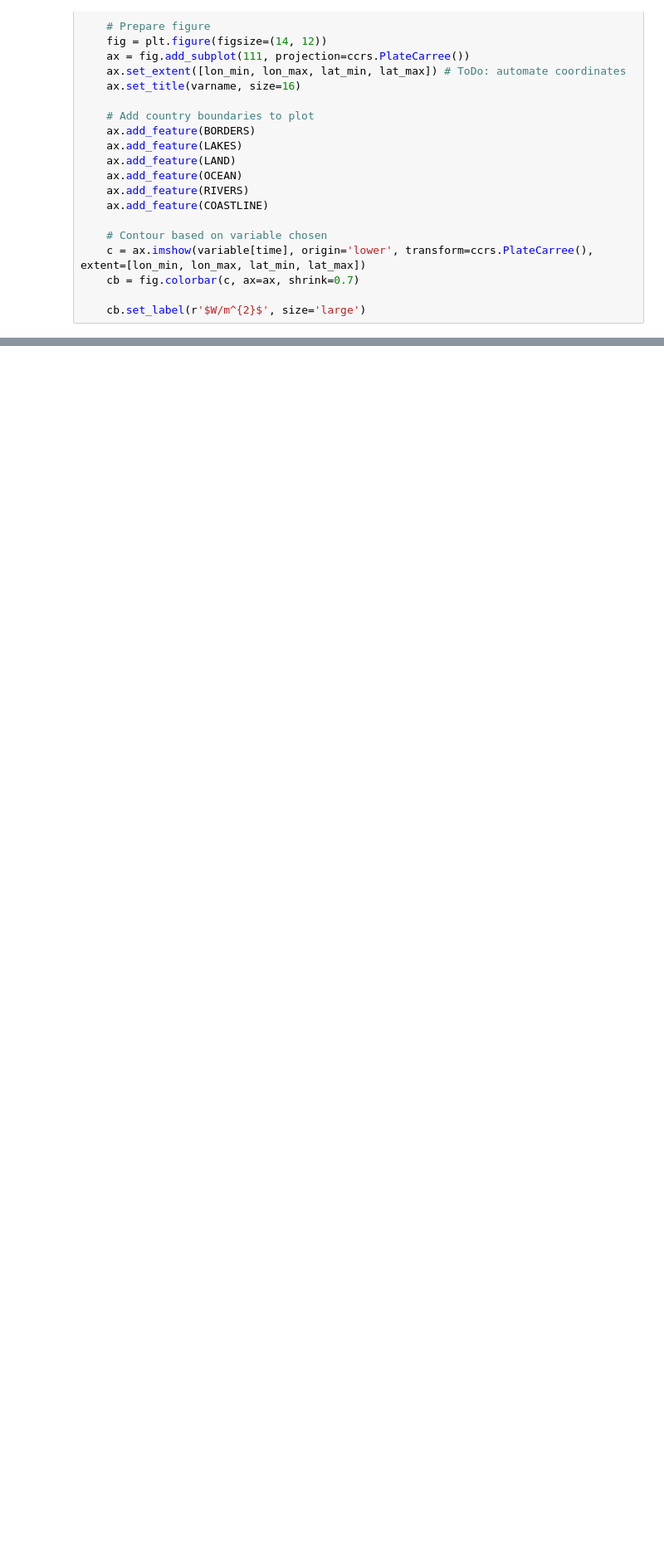
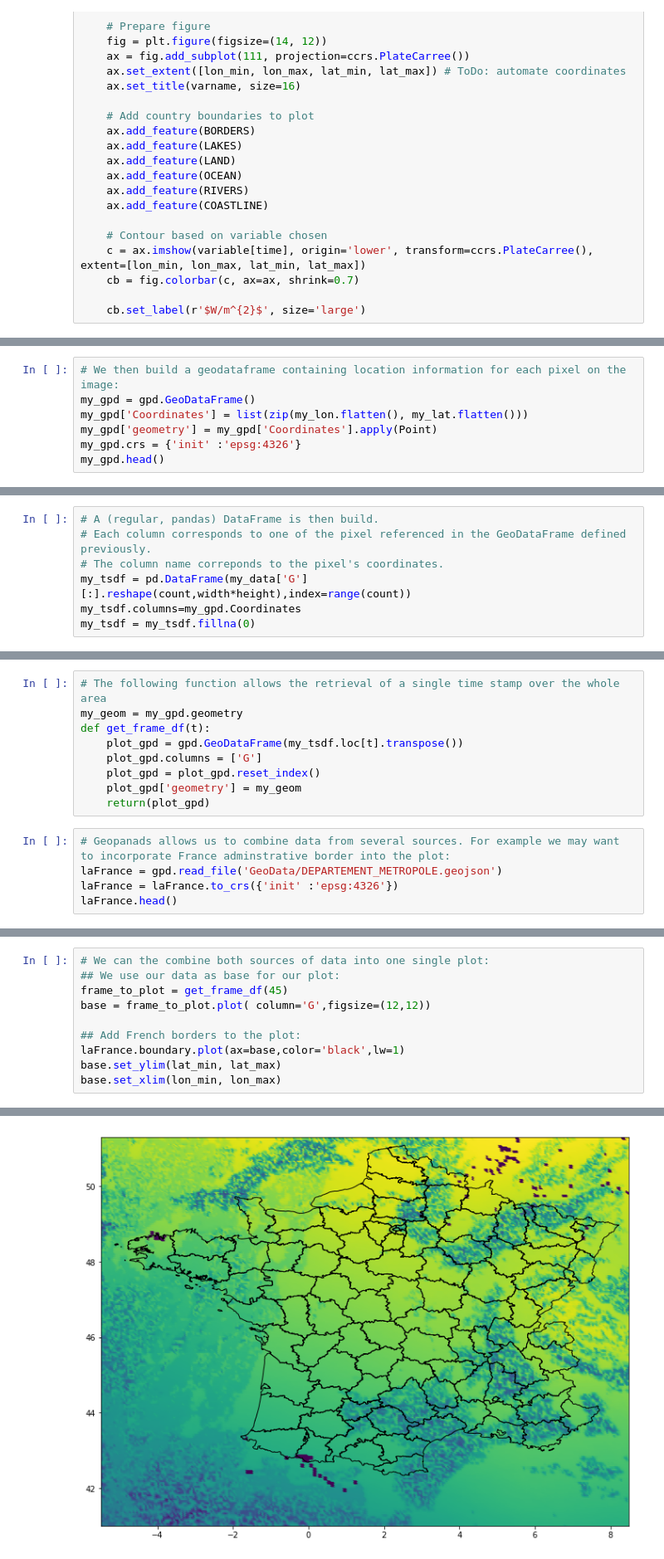
Before and after one commit to ec-nextgeoss/armines-cams-gridded-data, a Jupyter notebook: NextGEOSS-Pilot#1.ipynb, the cells around one changed output, grey strips where cells are left out. Shown at 83% size. Cells and saved outputs as stored; diff of their text form; blank space fills up the shorter version.

```diff
--- a/NextGEOSS-Pilot#1.ipynb
+++ b/NextGEOSS-Pilot#1.ipynb
@@ -274,0 +308,7 @@ plot(varname='G', time=50)
+# %%
+# We then build a geodataframe containing location information for each pixel on the image:
+my_gpd = gpd.GeoDataFrame()
+my_gpd['Coordinates'] = list(zip(my_lon.flatten(), my_lat.flatten()))
+my_gpd['geometry'] = my_gpd['Coordinates'].apply(Point)
+my_gpd.crs = {'init' :'epsg:4326'}
+my_gpd.head()
@@ -274,0 +322,7 @@ plot(varname='G', time=50)
+# %%
+# A (regular, pandas) DataFrame is then build.
+# Each column corresponds to one of the pixel referenced in the GeoDataFrame defined previously.
+# The column name correponds to the pixel's coordinates.
+my_tsdf = pd.DataFrame(my_data['G'][:].reshape(count,width*height),index=range(count))
+my_tsdf.columns=my_gpd.Coordinates
+my_tsdf = my_tsdf.fillna(0)
@@ -274,0 +340,14 @@ plot(varname='G', time=50)
+# %%
+# The following function allows the retrieval of a single time stamp over the whole area
+my_geom = my_gpd.geometry
+def get_frame_df(t):
+    plot_gpd = gpd.GeoDataFrame(my_tsdf.loc[t].transpose())
+    plot_gpd.columns = ['G']
+    plot_gpd = plot_gpd.reset_index()
+    plot_gpd['geometry'] = my_geom
+    return(plot_gpd)
+# %%
+# Geopanads allows us to combine data from several sources. For example we may want to incorporate France adminstrative border into the plot:
+laFrance = gpd.read_file('GeoData/DEPARTEMENT_METROPOLE.geojson')
+laFrance = laFrance.to_crs({'init' :'epsg:4326'})
+laFrance.head()
@@ -274,0 +361,11 @@ plot(varname='G', time=50)
+# %%
+# We can the combine both sources of data into one single plot:
+## We use our data as base for our plot:
+frame_to_plot = get_frame_df(45)
+base = frame_to_plot.plot( column='G',figsize=(12,12))
+
+## Add French borders to the plot:
+laFrance.boundary.plot(ax=base,color='black',lw=1)
+base.set_ylim(lat_min, lat_max)
+base.set_xlim(lon_min, lon_max)
+# %% [output]
@@ -274,0 +373 @@ plot(varname='G', time=50)
+[figure, added]
```
Also changed, not shown: parts of 28 cells of this notebook, 4 other files.
